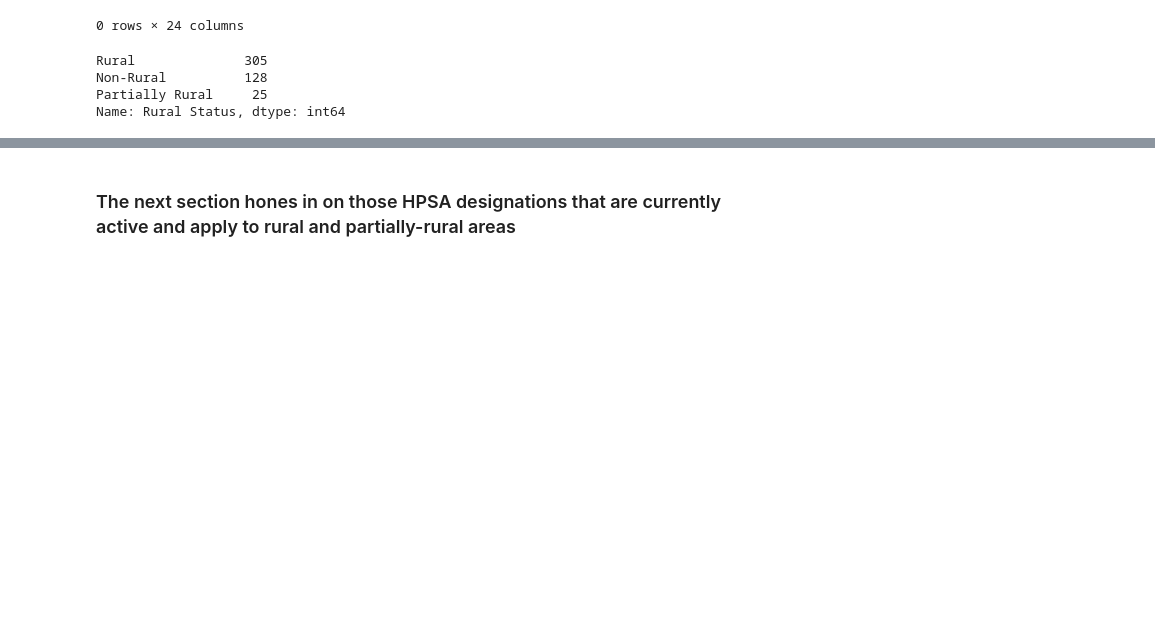
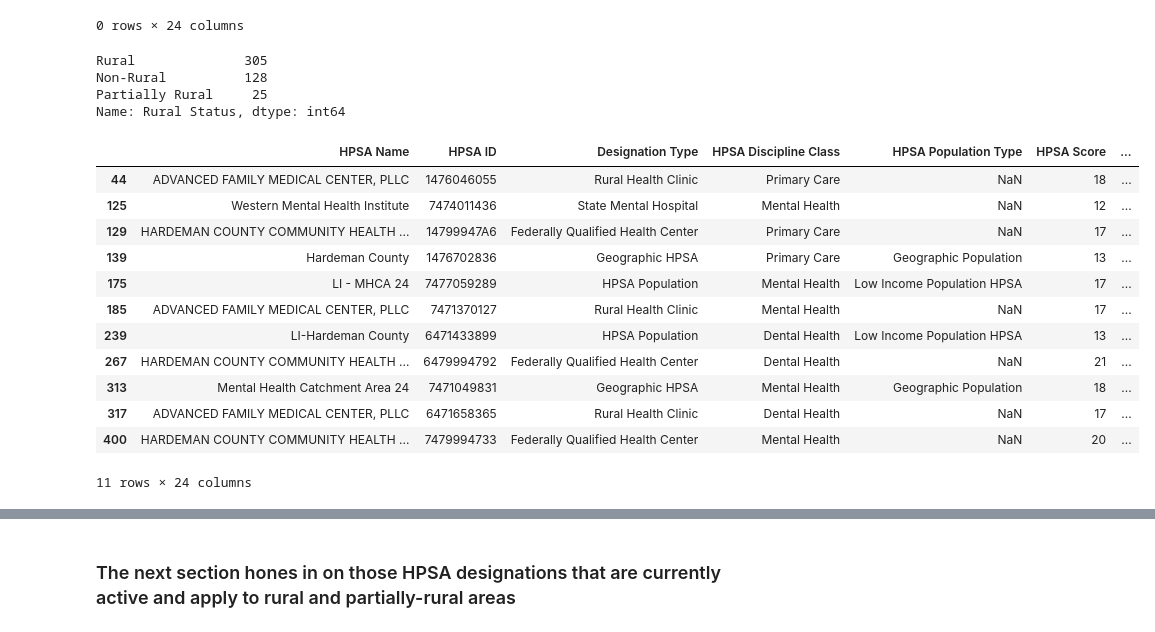
Before and after one commit to MWeissSharp/tn-rural-health-data, a Jupyter notebook: notebooks/hrsa_hpsa.ipynb, the cells around one changed output, grey strips where cells are left out. Cells and saved outputs as stored; diff of their text form; code cells hidden in the pictures; blank space fills up the shorter version.

```diff
--- a/notebooks/hrsa_hpsa.ipynb
+++ b/notebooks/hrsa_hpsa.ipynb
@@ -141,3 +152,19 @@ Name: Rural Status, dtype: int64
+# %%
+tn_hpsa_active.loc[tn_hpsa_active['County'] == 'Hardeman County']
+# %% [output]
+|  | HPSA Name | HPSA ID | Designation Type | HPSA Discipline Class | HPSA Population Type | HPSA Score | ... |
+| 44 | ADVANCED FAMILY MEDICAL CENTER, PLLC | 1476046055 | Rural Health Clinic | Primary Care | NaN | 18 | ... |
+| 125 | Western Mental Health Institute | 7474011436 | State Mental Hospital | Mental Health | NaN | 12 | ... |
+| 129 | HARDEMAN COUNTY COMMUNITY HEALTH ... | 14799947A6 | Federally Qualified Health Center | Primary Care | NaN | 17 | ... |
+| 139 | Hardeman County | 1476702836 | Geographic HPSA | Primary Care | Geographic Population | 13 | ... |
+| 175 | LI - MHCA 24 | 7477059289 | HPSA Population | Mental Health | Low Income Population HPSA | 17 | ... |
+| 185 | ADVANCED FAMILY MEDICAL CENTER, PLLC | 7471370127 | Rural Health Clinic | Mental Health | NaN | 17 | ... |
+| 239 | LI-Hardeman County | 6471433899 | HPSA Population | Dental Health | Low Income Population HPSA | 13 | ... |
+| 267 | HARDEMAN COUNTY COMMUNITY HEALTH ... | 6479994792 | Federally Qualified Health Center | Dental Health | NaN | 21 | ... |
+| 313 | Mental Health Catchment Area 24 | 7471049831 | Geographic HPSA | Mental Health | Geographic Population | 18 | ... |
+| 317 | ADVANCED FAMILY MEDICAL CENTER, PLLC | 6471658365 | Rural Health Clinic | Dental Health | NaN | 17 | ... |
+| 400 | HARDEMAN COUNTY COMMUNITY HEALTH ... | 7479994733 | Federally Qualified Health Center | Mental Health | NaN | 20 | ... |
+11 rows × 24 columns
 # %%
 #the duplicated statement is accounting for those multi-county HPSAs that I exploded out into multiple rows
 tn_hpsa_active.loc[~tn_hpsa_active.duplicated(['HPSA ID'])]['Rural Status'].value_counts()
```
Also changed, not shown: parts of 5 cells of this notebook, 3 other files.
